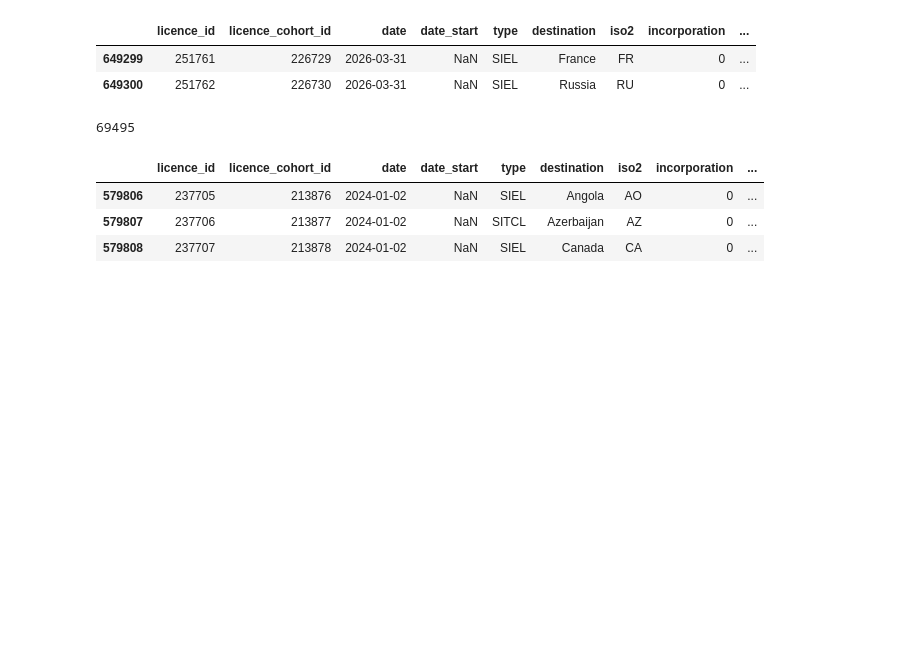
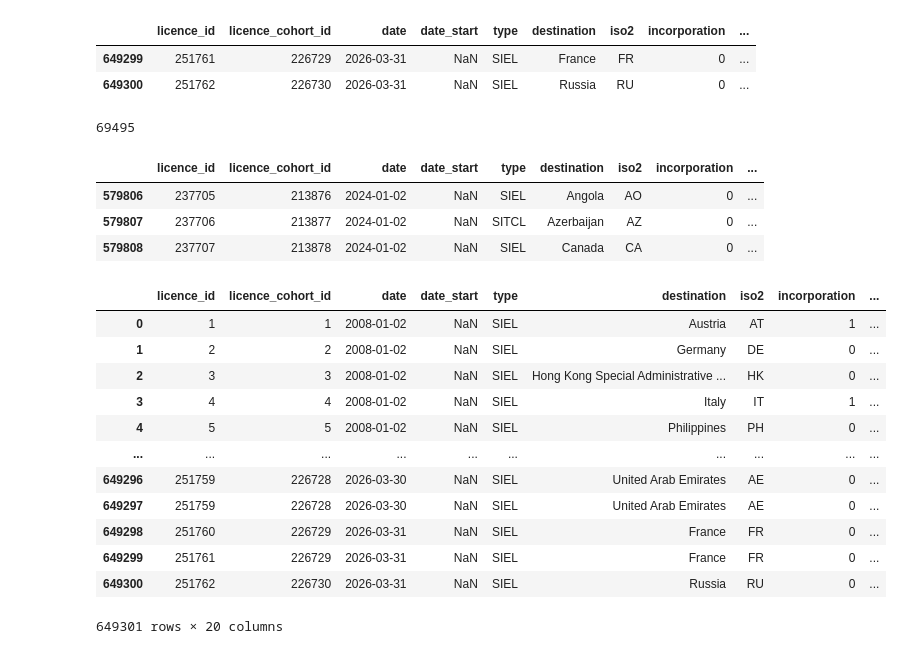
Before and after one commit to AsaBaygud/workshops26, a Jupyter notebook: wk4/arms_aug_2026.ipynb, the cells around one changed output. Saved outputs shown, nothing was run; the diff lists cells and outputs as text; code cells hidden in the pictures; blank space fills up the shorter version.

```diff
--- a/wk4/arms_aug_2026.ipynb
+++ b/wk4/arms_aug_2026.ipynb
@@ -174,3 +174,19 @@ threeyears.head(3)
 | 579806 | 237705 | 213876 | 2024-01-02 | NaN | SIEL | Angola | AO | 0 | ... |
 | 579807 | 237706 | 213877 | 2024-01-02 | NaN | SITCL | Azerbaijan | AZ | 0 | ... |
 | 579808 | 237707 | 213878 | 2024-01-02 | NaN | SIEL | Canada | CA | 0 | ... |
+# %%
+items
+# %% [output]
+|  | licence_id | licence_cohort_id | date | date_start | type | destination | iso2 | incorporation | ... |
+| 0 | 1 | 1 | 2008-01-02 | NaN | SIEL | Austria | AT | 1 | ... |
+| 1 | 2 | 2 | 2008-01-02 | NaN | SIEL | Germany | DE | 0 | ... |
+| 2 | 3 | 3 | 2008-01-02 | NaN | SIEL | Hong Kong Special Administrative ... | HK | 0 | ... |
+| 3 | 4 | 4 | 2008-01-02 | NaN | SIEL | Italy | IT | 1 | ... |
+| 4 | 5 | 5 | 2008-01-02 | NaN | SIEL | Philippines | PH | 0 | ... |
+| ... | ... | ... | ... | ... | ... | ... | ... | ... | ... |
+| 649296 | 251759 | 226728 | 2026-03-30 | NaN | SIEL | United Arab Emirates | AE | 0 | ... |
+| 649297 | 251759 | 226728 | 2026-03-30 | NaN | SIEL | United Arab Emirates | AE | 0 | ... |
+| 649298 | 251760 | 226729 | 2026-03-31 | NaN | SIEL | France | FR | 0 | ... |
+| 649299 | 251761 | 226729 | 2026-03-31 | NaN | SIEL | France | FR | 0 | ... |
+| 649300 | 251762 | 226730 | 2026-03-31 | NaN | SIEL | Russia | RU | 0 | ... |
+649301 rows × 20 columns
```
Also changed, not shown: parts of 10 cells of this notebook.
